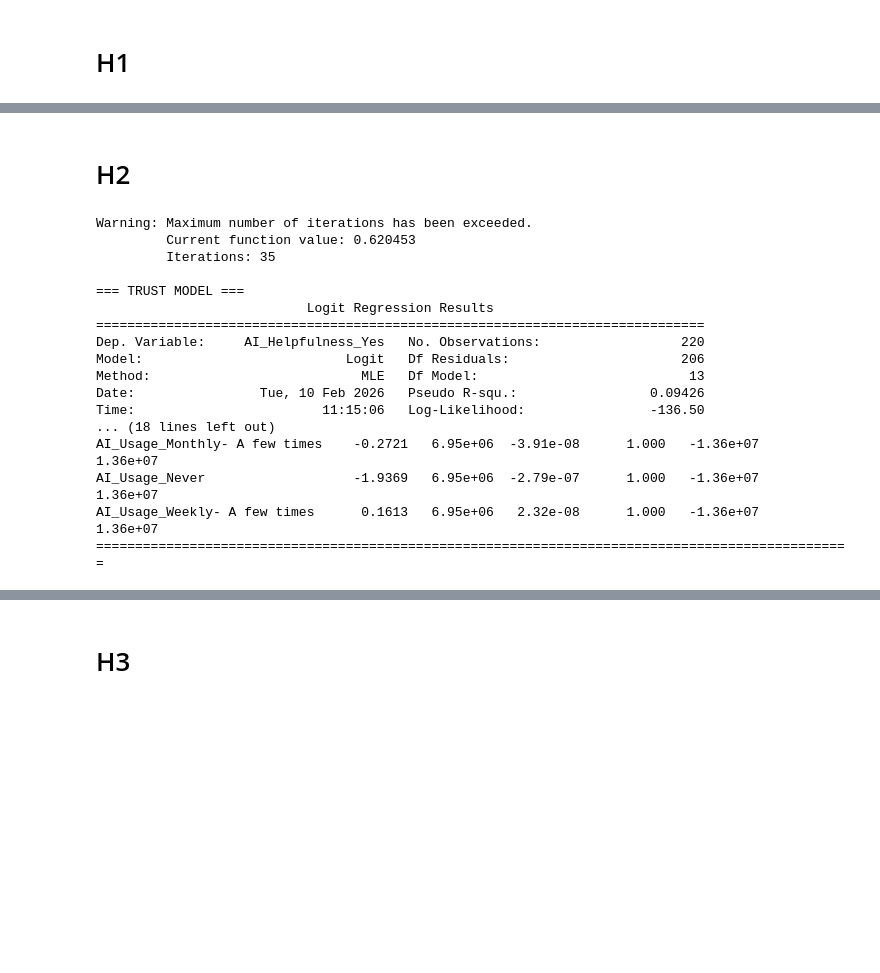
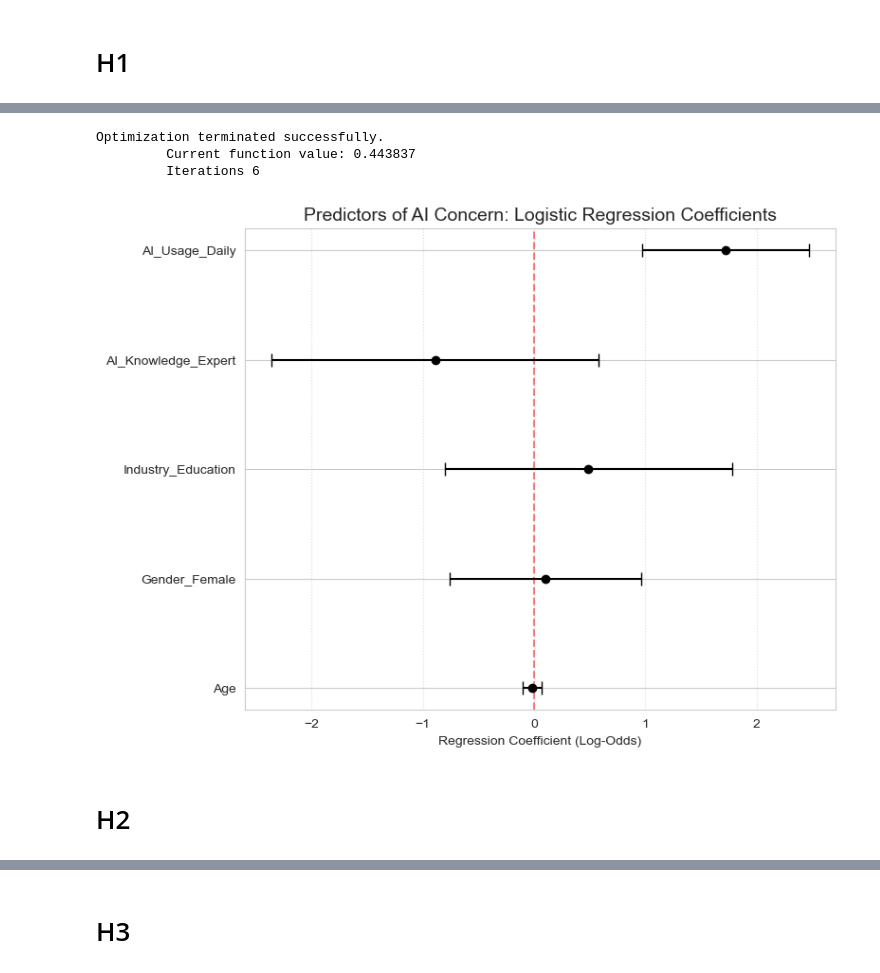
Before and after one commit to acdas10/AI-Recommendation-and-Trust, a Jupyter notebook: hypothesis_testing_understanding.ipynb, the cells around one changed output, grey strips where cells are left out. Saved outputs shown, nothing was run; the diff lists cells and outputs as text; code cells hidden in the pictures; blank space fills up the shorter version.

```diff
--- a/hypothesis_testing_understanding.ipynb
+++ b/hypothesis_testing_understanding.ipynb
@@ -111,2 +131,44 @@ plt.show()
+# %%
+import statsmodels.api as sm
+import matplotlib.pyplot as plt
+import pandas as pd
+
+# 1. Prepare data (fix the 'Gender' issue by only using one gender column)
+X = df[['Age', 'Gender_Female', 'Industry_Education', 'AI_Knowledge_Expert', 'AI_Usage_Daily']]
+X = sm.add_constant(X)
+y = df['AI_Concern_Yes'] # Or AI_Helpful_High
+
+# 2. Fit the model
+model = sm.Logit(y, X).fit()
+
+# 3. Extract coefficients and confidence intervals
+results_df = pd.DataFrame({
+    'params': model.params,
+    'conf_lower': model.conf_int()[0],
+    'conf_upper': model.conf_int()[1]
+}).drop('const') # Drop the intercept for the plot
+
+# 4. Create the Plot
+plt.figure(figsize=(8, 6))
+plt.axvline(x=0, color='red', linestyle='--', alpha=0.5) # The "No Effect" line
+
+for i, row in enumerate(results_df.index):
+    plt.errorbar(results_df.loc[row, 'params'], i,
+                 xerr=[[results_df.loc[row, 'params'] - results_df.loc[row, 'conf_lower']],
+                       [results_df.loc[row, 'conf_upper'] - results_df.loc[row, 'params']]],
+                 fmt='o', color='black', capsize=5)
+
+plt.yticks(range(len(results_df)), results_df.index)
+plt.xlabel('Regression Coefficient (Log-Odds)')
+plt.title('Predictors of AI Concern: Logistic Regression Coefficients', fontsize=14)
+plt.grid(axis='x', linestyle=':', alpha=0.7)
+
+plt.tight_layout()
+plt.savefig('logit_coefficient_plot.png')
+# %% [output]
+Optimization terminated successfully.
+         Current function value: 0.443837
+         Iterations 6
+[figure, added]
 # %% [markdown]
 # H2
@@ -125,22 +174,0 @@ y_trust = df["AI_Helpfulness_Yes"]
-# %%
-model_trust = sm.Logit(y_trust, X).fit()
-print("\n=== TRUST MODEL ===")
-print(model_trust.summary())
-# %% [output]
-Warning: Maximum number of iterations has been exceeded.
-         Current function value: 0.620453
-         Iterations: 35
-
-=== TRUST MODEL ===
-                           Logit Regression Results
-==============================================================================
-Dep. Variable:     AI_Helpfulness_Yes   No. Observations:                  220
-Model:                          Logit   Df Residuals:                      206
-Method:                           MLE   Df Model:                           13
-Date:                Tue, 10 Feb 2026   Pseudo R-squ.:                 0.09426
-Time:                        11:15:06   Log-Likelihood:                -136.50
-... (18 lines left out)
-AI_Usage_Monthly- A few times    -0.2721   6.95e+06  -3.91e-08      1.000   -1.36e+07    1.36e+07
-AI_Usage_Never                   -1.9369   6.95e+06  -2.79e-07      1.000   -1.36e+07    1.36e+07
-AI_Usage_Weekly- A few times      0.1613   6.95e+06   2.32e-08      1.000   -1.36e+07    1.36e+07
-=================================================================================================
```
Also changed, not shown: parts of 20 cells of this notebook, 1 other file.
